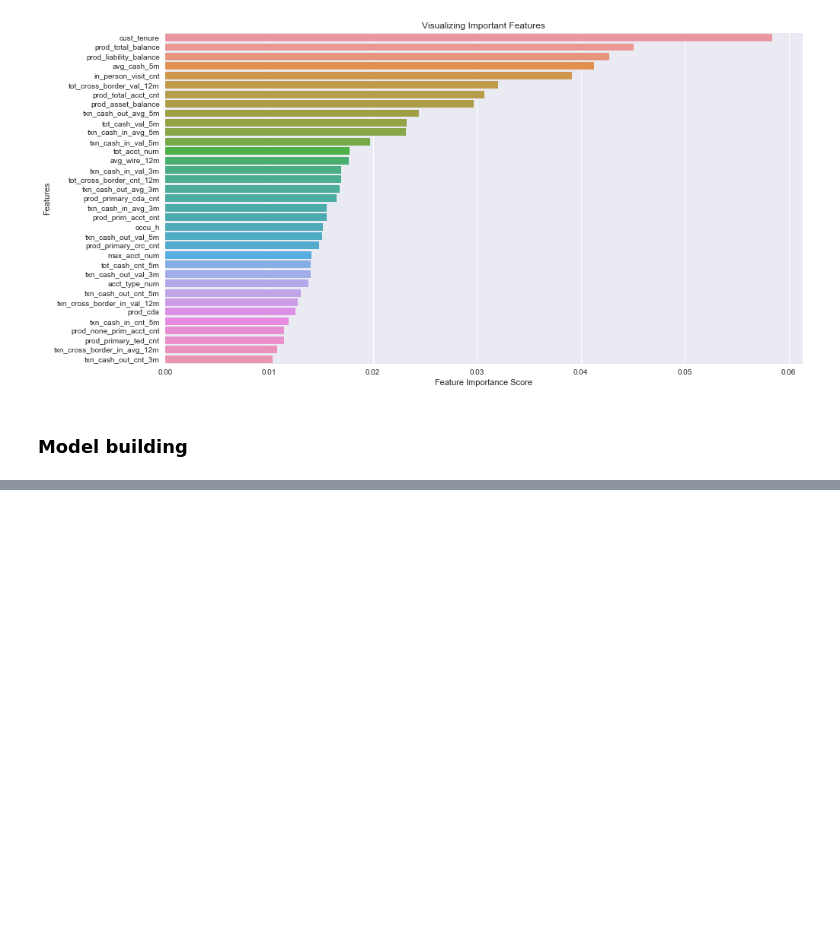
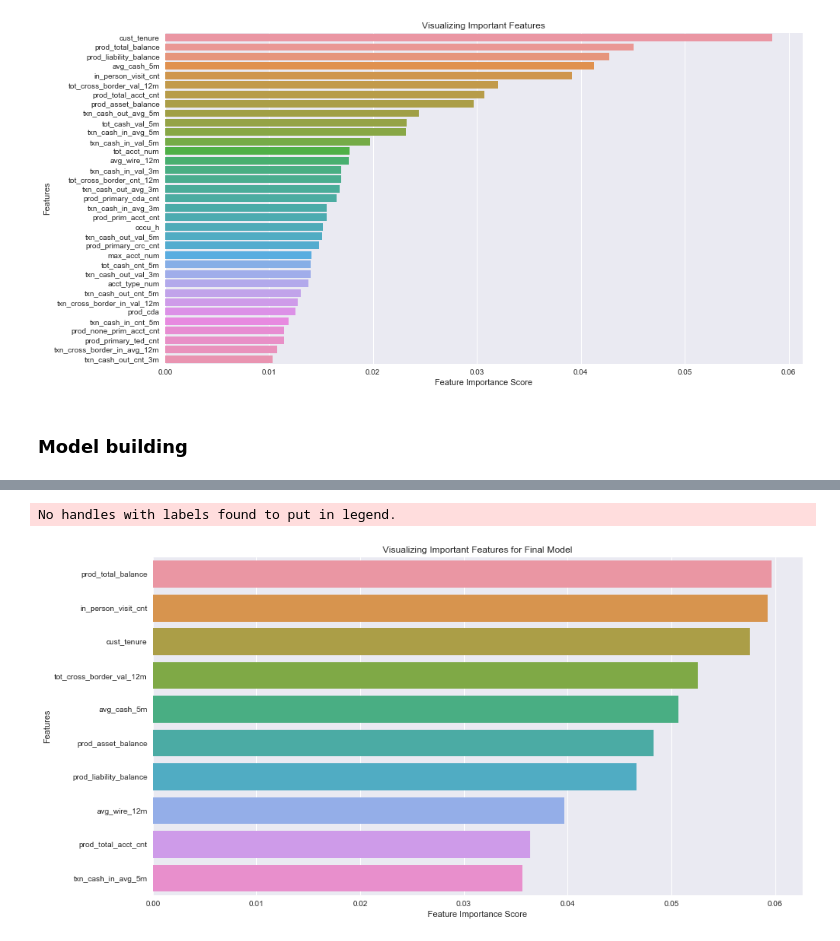
Before and after one commit to Yudajack/AML, a Jupyter notebook: AML.ipynb, the cells around one changed output, grey strips where cells are left out. Drawn from its saved outputs; the diff is of its cells as text; code cells hidden in the pictures; blank space fills up the shorter version.

Commit message:
Add performance and Interpretation

```diff
--- a/AML.ipynb
+++ b/AML.ipynb
@@ -188,0 +218,4 @@ Accuracy: 0.7570621468926554
+# %%
+# Get the Important Features for Model Interpretation
+feature_imp_final = pd.Series(clf_final.feature_importances_, index = list(top_vars.index.tolist())).sort_values(ascending=False)
+feature_imp_final
@@ -188,0 +240,13 @@ Accuracy: 0.7570621468926554
+# %%
+# Creating a Bar Plot for Top 10 Variables with their Importance Score
+sns.barplot(x = feature_imp_final.head(10), y = feature_imp_final.head(10).index)
+
+# Add labels to your graph
+plt.xlabel("Feature Importance Score")
+plt.ylabel("Features")
+plt.title("Visualizing Important Features for Final Model")
+plt.legend()
+plt.show()
+# %% [output]
+No handles with labels found to put in legend.
+[figure, added]
```
Also changed, not shown: parts of 32 cells of this notebook, 2 other files.
